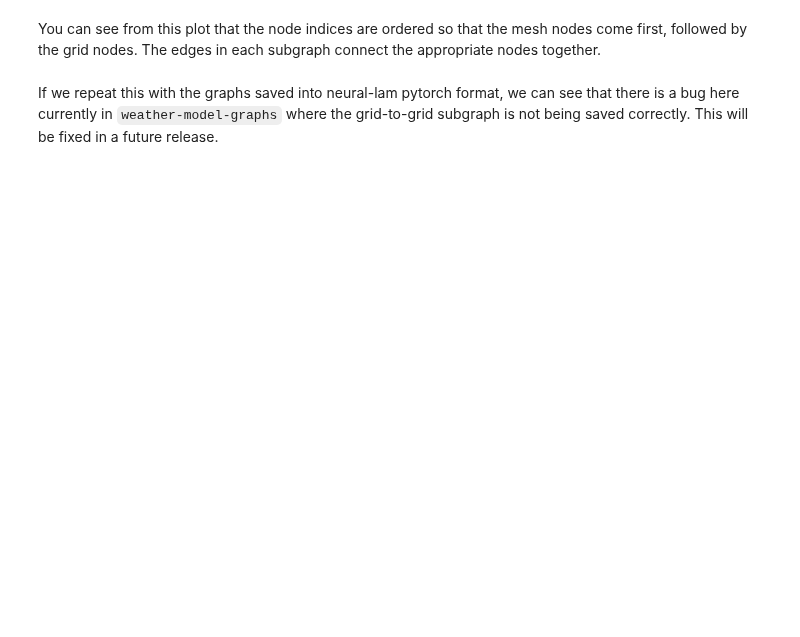
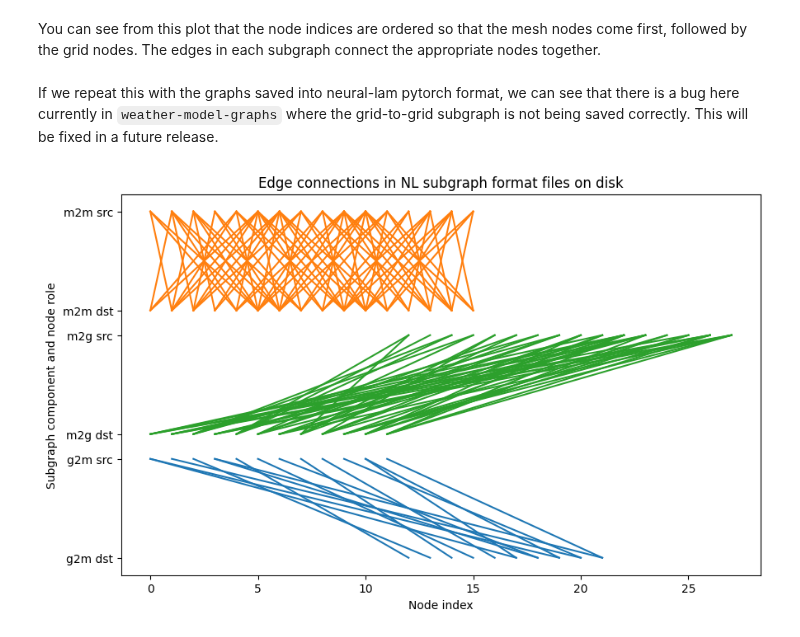
Before and after one commit to mllam/weather-model-graphs, a Jupyter notebook: docs/saving_graphs_for_neural_lam.ipynb, the cells around one changed output. Cells and saved outputs as stored; diff of their text form; code cells hidden in the pictures; blank space fills up the shorter version.

```diff
--- a/docs/saving_graphs_for_neural_lam.ipynb
+++ b/docs/saving_graphs_for_neural_lam.ipynb
@@ -184,30 +255,33 @@ def plot_nl_subgraph_edge_connections(subgraph_dicts):
 
     offset = -0.4
     colors = dict(
         g2m="C0",
         m2m="C1",
         m2g="C2",
     )
     component_names = sorted(list(subgraphs.keys()))
     for i, component in enumerate(component_names):
         color = colors[component]
         subgraph_dict = subgraph_dicts[component]
         edge_adj_list = subgraph_dict["edge_adj_list"].numpy()
         ys = [i - offset, i + offset]
         ys_labels = [f"{component} src", f"{component} dst"]
         for src, dst in edge_adj_list.T:
             ax.plot([src, dst], ys, color=color)
         y_ticks += ys
         y_ticklabels += ys_labels
 
     ax.set_yticks(y_ticks)
     ax.set_yticklabels(y_ticklabels)
     ax.set_ylabel("Subgraph component and node role")
     ax.set_xlabel("Node index")
+    ax.set_title("Edge connections in NL subgraph format files on disk")
 
 
 subgraph_dicts = {
     component: load_nl_subgraph_format("keisler_graph_for_neural_lam", component)
     for component in ["g2m", "m2m", "m2g"]
 }
 plot_nl_subgraph_edge_connections(subgraph_dicts)
+# %% [output]
+[figure, added]
```
Also changed, not shown: parts of 10 cells of this notebook.
